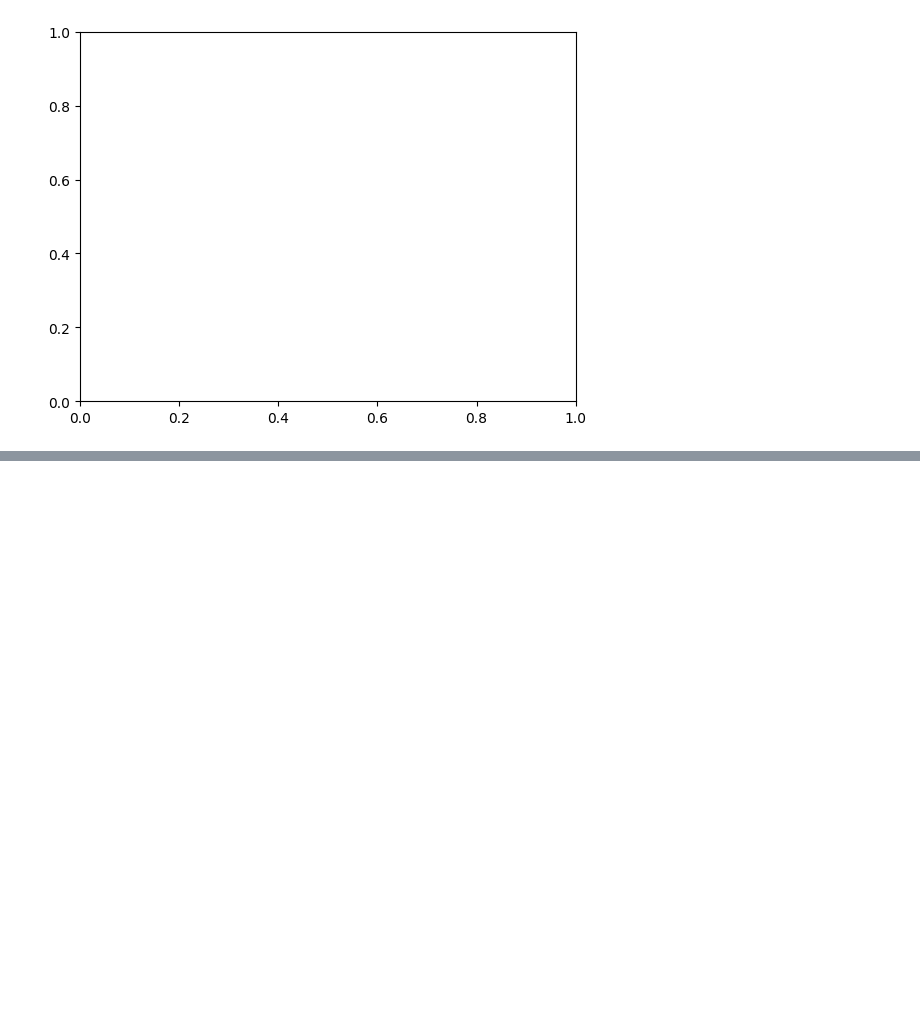
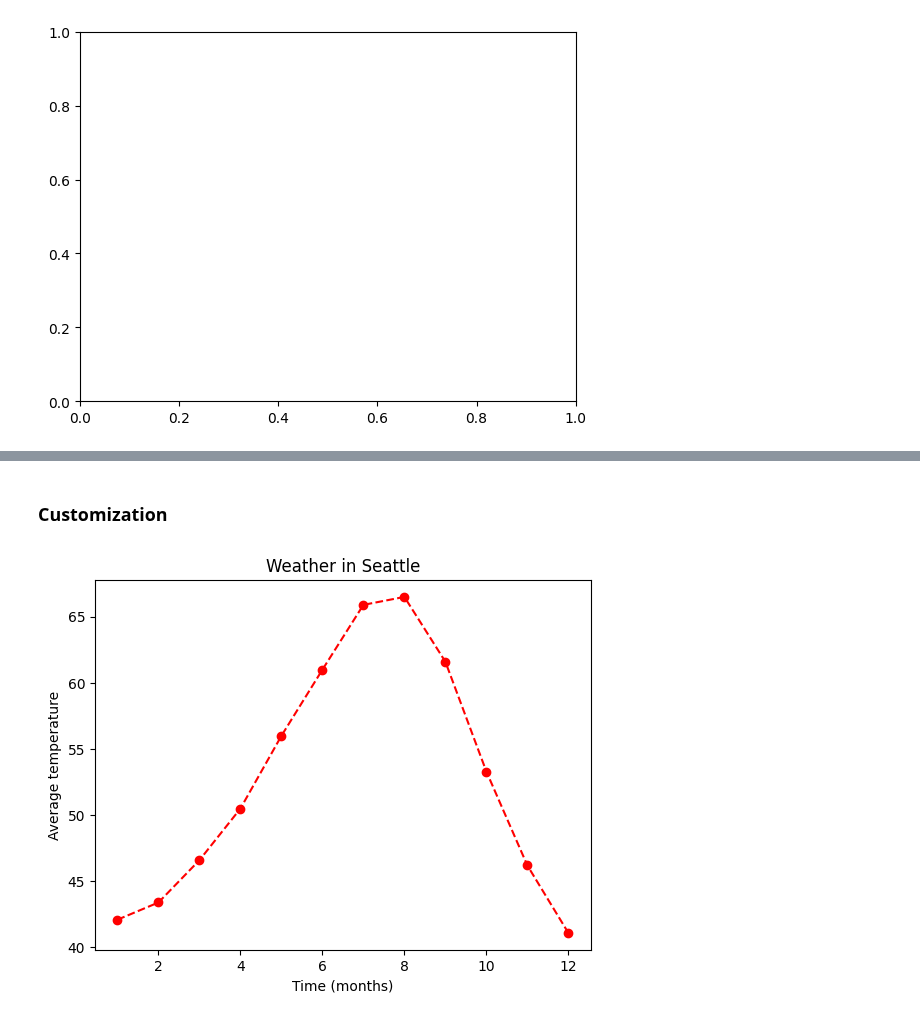
Before and after one commit to andrewch28/DataCamp, a Jupyter notebook: Matplotlib.ipynb, the cells around one changed output, grey strips where cells are left out. Cells and saved outputs as stored; diff of their text form; code cells hidden in the pictures; blank space fills up the shorter version.

```diff
--- a/Matplotlib.ipynb
+++ b/Matplotlib.ipynb
@@ -19,0 +26,19 @@ seattle_weather
+# %% [markdown]
+### Customization
+# %%
+fig, ax = plt.subplots()
+
+ax.plot(seattle_weather["DATE"],
+        seattle_weather["MLY-TAVG-NORMAL"],
+        marker="o",
+        linestyle="--",
+        color="r")
+        #marker="v"
+        #linestyle="None"
+
+ax.set_xlabel("Time (months)")
+ax.set_ylabel("Average temperature")
+ax.set_title("Weather in Seattle")
+plt.show()
+# %% [output]
+[figure, added]
```
Also changed, not shown: parts of 17 cells of this notebook, 3 other files.
